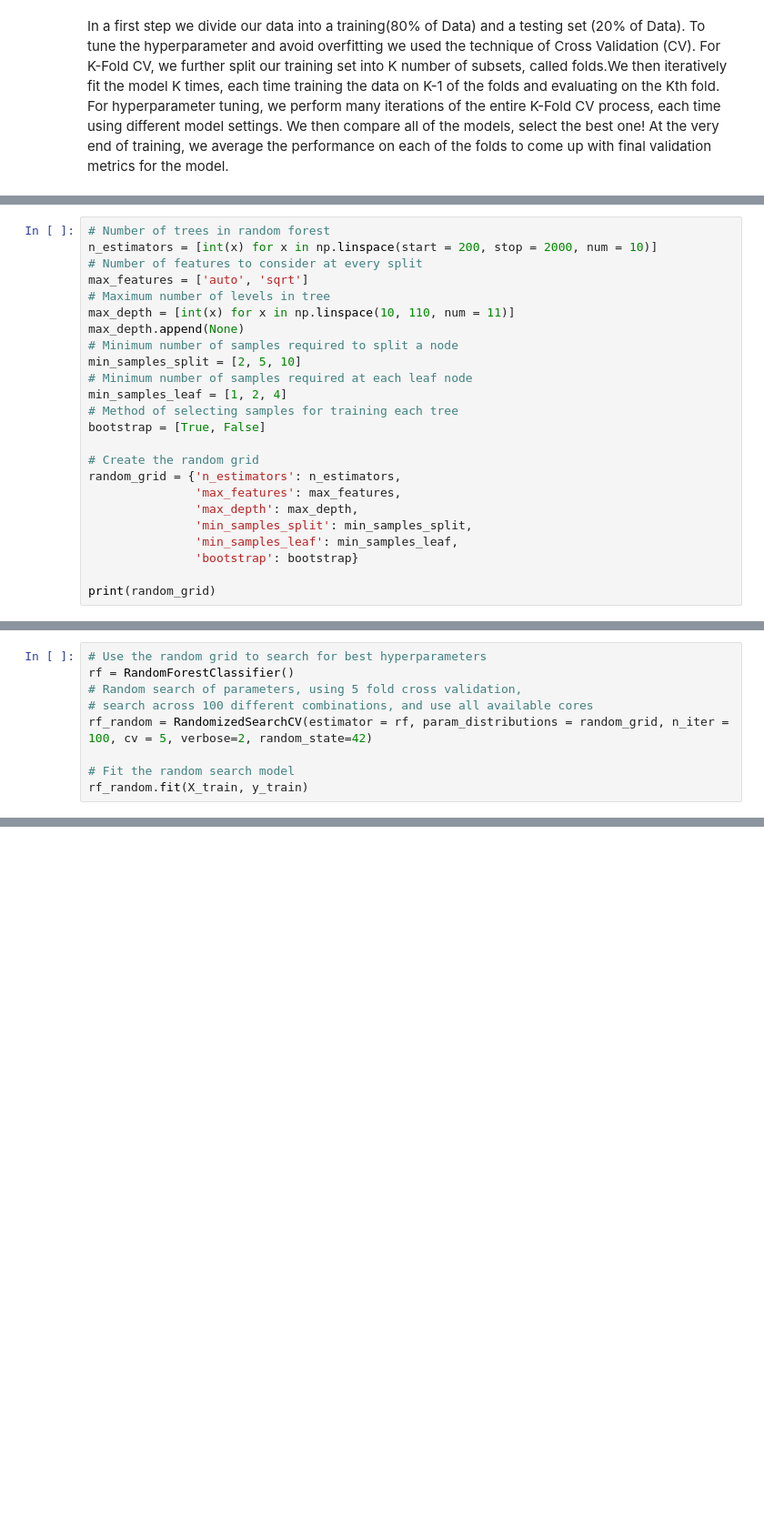
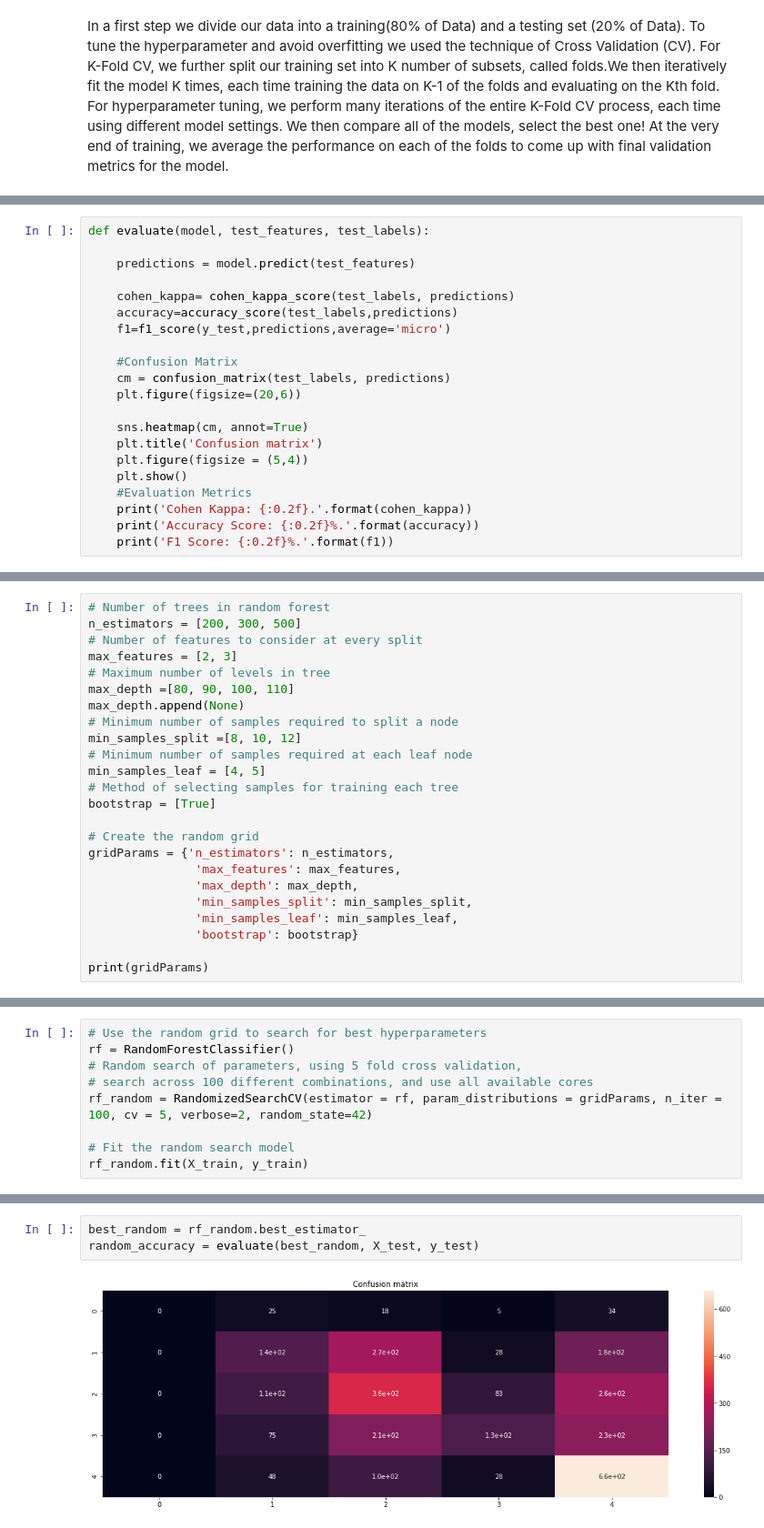
Before and after one commit to alexlorenzo/Pet.my, a Jupyter notebook: 2-Multiclass Models.ipynb, the cells around one changed output, grey strips where cells are left out. Shown at 91% size. Saved outputs shown, nothing was run; the diff lists cells and outputs as text; blank space fills up the shorter version.

```diff
--- a/2-Multiclass Models.ipynb
+++ b/2-Multiclass Models.ipynb
@@ -139,0 +191,21 @@ In a first step we divide our data into a training(80% of Data) and a testing se
+# %%
+def evaluate(model, test_features, test_labels):
+
+    predictions = model.predict(test_features)
+
+    cohen_kappa= cohen_kappa_score(test_labels, predictions)
+    accuracy=accuracy_score(test_labels,predictions)
+    f1=f1_score(y_test,predictions,average='micro')
+
+    #Confusion Matrix
+    cm = confusion_matrix(test_labels, predictions)
+    plt.figure(figsize=(20,6))
+
+    sns.heatmap(cm, annot=True)
+    plt.title('Confusion matrix')
+    plt.figure(figsize = (5,4))
+    plt.show()
+    #Evaluation Metrics
+    print('Cohen Kappa: {:0.2f}.'.format(cohen_kappa))
+    print('Accuracy Score: {:0.2f}%.'.format(accuracy))
+    print('F1 Score: {:0.2f}%.'.format(f1))
@@ -140,25 +214,25 @@ In a first step we divide our data into a training(80% of Data) and a testing se
 # %%
 # Number of trees in random forest
-n_estimators = [int(x) for x in np.linspace(start = 200, stop = 2000, num = 10)]
+n_estimators = [200, 300, 500]
 # Number of features to consider at every split
-max_features = ['auto', 'sqrt']
+max_features = [2, 3]
 # Maximum number of levels in tree
-max_depth = [int(x) for x in np.linspace(10, 110, num = 11)]
+max_depth =[80, 90, 100, 110]
 max_depth.append(None)
 # Minimum number of samples required to split a node
-min_samples_split = [2, 5, 10]
+min_samples_split =[8, 10, 12]
 # Minimum number of samples required at each leaf node
-min_samples_leaf = [1, 2, 4]
+min_samples_leaf = [4, 5]
 # Method of selecting samples for training each tree
-bootstrap = [True, False]
+bootstrap = [True]
 
 # Create the random grid
-random_grid = {'n_estimators': n_estimators,
+gridParams = {'n_estimators': n_estimators,
                'max_features': max_features,
                'max_depth': max_depth,
                'min_samples_split': min_samples_split,
                'min_samples_leaf': min_samples_leaf,
                'bootstrap': bootstrap}
 
-print(random_grid)
+print(gridParams)
 # %% [output]
@@ -168,7 +242,7 @@ print(random_grid)
 rf = RandomForestClassifier()
 # Random search of parameters, using 5 fold cross validation,
 # search across 100 different combinations, and use all available cores
-rf_random = RandomizedSearchCV(estimator = rf, param_distributions = random_grid, n_iter = 100, cv = 5, verbose=2, random_state=42)
+rf_random = RandomizedSearchCV(estimator = rf, param_distributions = gridParams, n_iter = 100, cv = 5, verbose=2, random_state=42)
 
 # Fit the random search model
 rf_random.fit(X_train, y_train)
@@ -180,0 +295,5 @@ We will measure our result using Cohen's Kappa statistic and F1 score and ROC Cu
+# %%
+best_random = rf_random.best_estimator_
+random_accuracy = evaluate(best_random, X_test, y_test)
+# %% [output]
+[figure, added]
```
Also changed, not shown: parts of 32 cells of this notebook, 7 other files.
